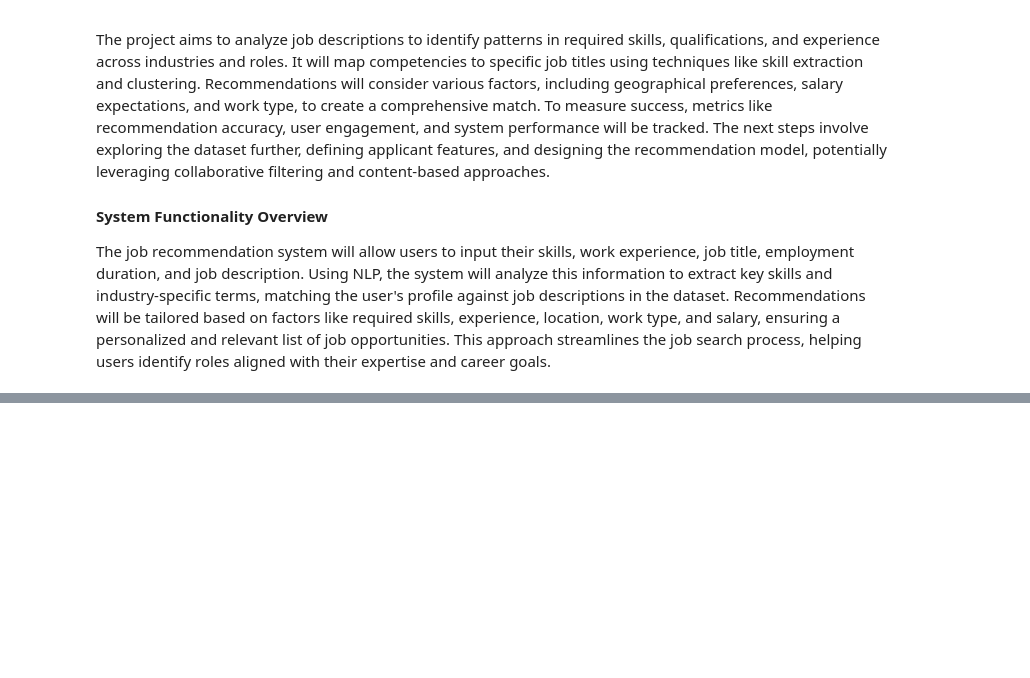
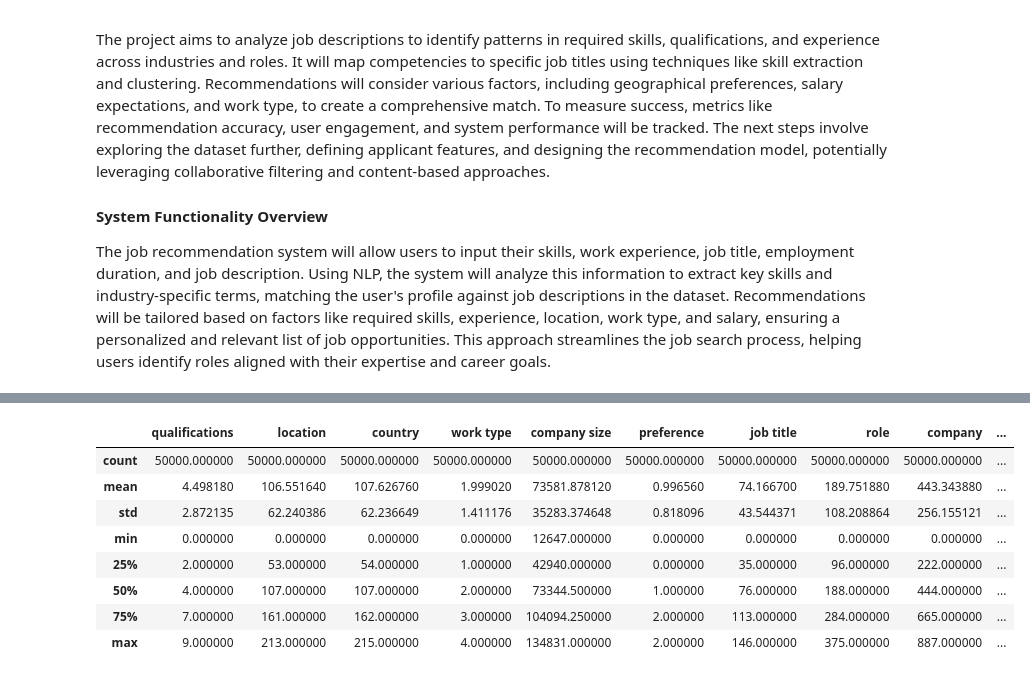
Before and after one commit to vkigen/dsc-phase4-project-group5, a Jupyter notebook: index.ipynb, the cells around one changed output, grey strips where cells are left out. Drawn from its saved outputs; the diff is of its cells as text; code cells hidden in the pictures; blank space fills up the shorter version.

```diff
--- a/index.ipynb
+++ b/index.ipynb
@@ -60,0 +110,13 @@ df_first_100k.to_csv('data/dataset_first_50k.csv', index=False)
+# %%
+# Basic statistics
+df.describe()
+# %% [output]
+|  | qualifications | location | country | work type | company size | preference | job title | role | company | ... |
+| count | 50000.000000 | 50000.000000 | 50000.000000 | 50000.000000 | 50000.000000 | 50000.000000 | 50000.000000 | 50000.000000 | 50000.000000 | ... |
+| mean | 4.498180 | 106.551640 | 107.626760 | 1.999020 | 73581.878120 | 0.996560 | 74.166700 | 189.751880 | 443.343880 | ... |
+| std | 2.872135 | 62.240386 | 62.236649 | 1.411176 | 35283.374648 | 0.818096 | 43.544371 | 108.208864 | 256.155121 | ... |
+| min | 0.000000 | 0.000000 | 0.000000 | 0.000000 | 12647.000000 | 0.000000 | 0.000000 | 0.000000 | 0.000000 | ... |
+| 25% | 2.000000 | 53.000000 | 54.000000 | 1.000000 | 42940.000000 | 0.000000 | 35.000000 | 96.000000 | 222.000000 | ... |
+| 50% | 4.000000 | 107.000000 | 107.000000 | 2.000000 | 73344.500000 | 1.000000 | 76.000000 | 188.000000 | 444.000000 | ... |
+| 75% | 7.000000 | 161.000000 | 162.000000 | 3.000000 | 104094.250000 | 2.000000 | 113.000000 | 284.000000 | 665.000000 | ... |
+| max | 9.000000 | 213.000000 | 215.000000 | 4.000000 | 134831.000000 | 2.000000 | 146.000000 | 375.000000 | 887.000000 | ... |
```
Also changed, not shown: parts of 31 cells of this notebook, 2 other files.
